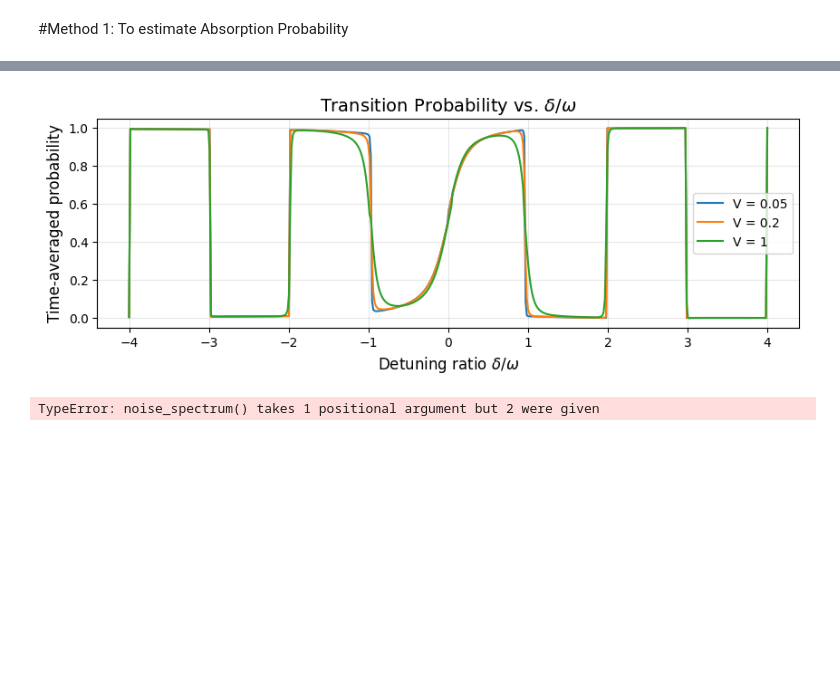
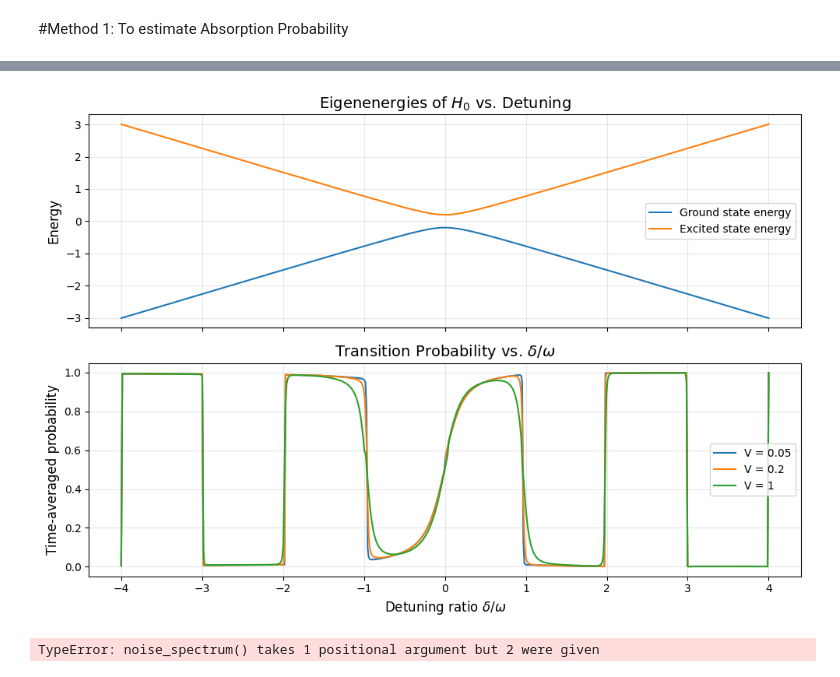
Before and after one commit to harishaseebat92/Non-Markovian-Solver, a Jupyter notebook: Notebooks/Floquet_Formalism/two_lev_sys.ipynb, the cells around one changed output, grey strips where cells are left out. Drawn from its saved outputs; the diff is of its cells as text; code cells hidden in the pictures; blank space fills up the shorter version.

Commit message:
floquet formalism and its result added

```diff
--- a/Notebooks/Floquet_Formalism/two_lev_sys.ipynb
+++ b/Notebooks/Floquet_Formalism/two_lev_sys.ipynb
@@ -181,20 +198,44 @@ for iD,Delta in enumerate(tqdm(Deltas)):
         t_avg_probab = time_avg_probab(floquetbasis, es, T)
         # Time-averaged probability
         results[iV, iD] = t_avg_probab
-# %%
-# Plot results
-plt.figure(figsize=(10, 3))
-for iV, V in enumerate(Vs):
-    plt.plot(Deltas / omega, results[iV], label=f"V = {V}")
-
-plt.xlabel(r"Detuning ratio $\delta/\omega$", fontsize=12)
-plt.ylabel("Time-averaged probability", fontsize=12)
-plt.title("Transition Probability vs. $\delta/\omega$", fontsize=14)
-plt.legend()
-plt.grid(alpha=0.3)
-plt.show()
-# %% [output]
-[figure, removed]
+# %%
+# # Plot results
+# plt.figure(figsize=(10, 3))
+# for iV, V in enumerate(Vs):
+#     plt.plot(Deltas / omega, results[iV], label=f"V = {V}")
+#     plt.plot(Deltas / omega, gs_vals, label="Ground state energy")
+#     plt.plot(Deltas / omega, es_vals, label="Excited state energy")
+# plt.xlabel(r"Detuning ratio $\delta/\omega$", fontsize=12)
+# plt.ylabel("Time-averaged probability", fontsize=12)
+# plt.title("Transition Probability vs. $\delta/\omega$", fontsize=14)
+# plt.legend()
+# plt.grid(alpha=0.3)
+# plt.show()# ...existing code...
+
+fig, axs = plt.subplots(2, 1, figsize=(10, 7), sharex=True)
+
+# --- Upper plot: Eigenenergies ---
+axs[0].plot(Deltas / omega, gs_vals, label="Ground state energy")
+axs[0].plot(Deltas / omega, es_vals, label="Excited state energy")
+axs[0].set_ylabel("Energy", fontsize=12)
+axs[0].set_title("Eigenenergies of $H_0$ vs. Detuning", fontsize=14)
+axs[0].legend()
+axs[0].grid(alpha=0.3)
+
+# --- Lower plot: Transition probabilities ---
+for iV, V in enumerate(Vs):
+    axs[1].plot(Deltas / omega, results[iV], label=f"V = {V}")
+axs[1].set_xlabel(r"Detuning ratio $\delta/\omega$", fontsize=12)
+axs[1].set_ylabel("Time-averaged probability", fontsize=12)
+axs[1].set_title("Transition Probability vs. $\delta/\omega$", fontsize=14)
+axs[1].legend()
+axs[1].grid(alpha=0.3)
+
+plt.tight_layout()
+plt.show()
+# ...existing code...
+# %% [output]
+[figure, added]
 # %%
 import numpy as np
 import matplotlib.pyplot as plt
```
Also changed, not shown: parts of 4 cells of this notebook, 2 other files.
